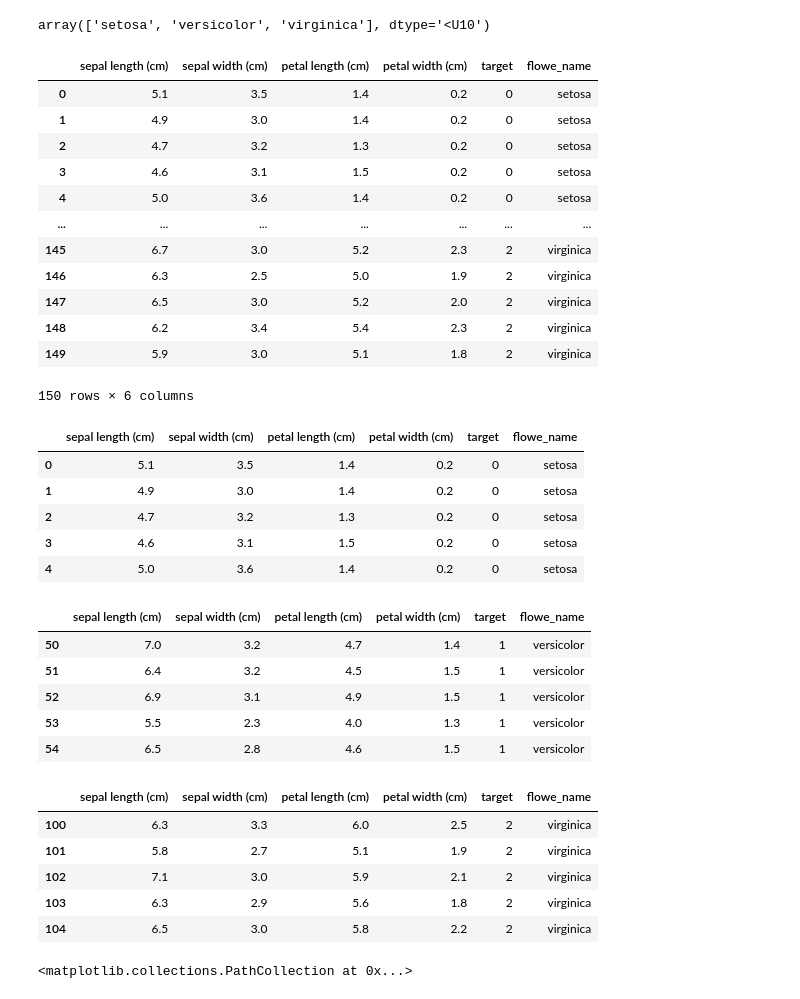
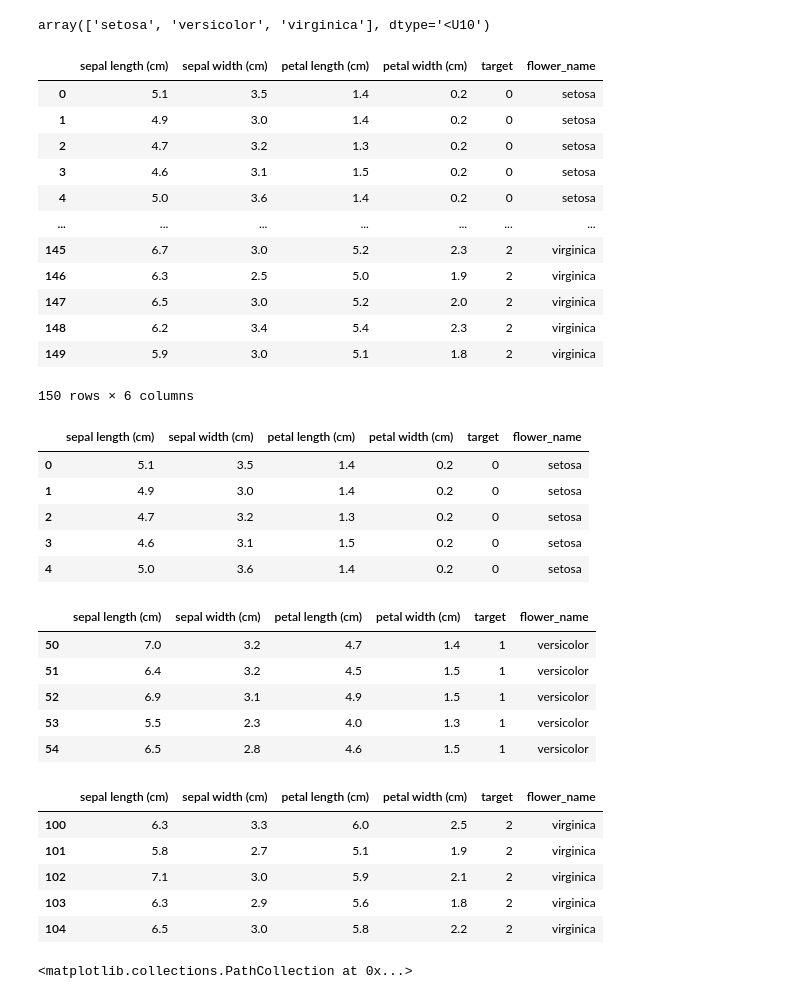
Before and after one commit to ChavinduDulaj/Machine-learning-for-Beginners.-, a Jupyter notebook: Support Vector Machine (SVM)/Support Vector Machine (SVM).ipynb, the cells around one changed output. Saved outputs shown, nothing was run; the diff lists cells and outputs as text; code cells hidden in the pictures.

```diff
--- a/Support Vector Machine (SVM)/Support Vector Machine (SVM).ipynb
+++ b/Support Vector Machine (SVM)/Support Vector Machine (SVM).ipynb
@@ -53,10 +53,10 @@ iris.target_names
 # %% [output]
 array(['setosa', 'versicolor', 'virginica'], dtype='<U10')
 # %%
-df['flowe_name'] = df.target.apply(lambda x: iris.target_names[x])
+df['flower_name'] = df.target.apply(lambda x: iris.target_names[x])
 df
 # %% [output]
-|  | sepal length (cm) | sepal width (cm) | petal length (cm) | petal width (cm) | target | flowe_name |
+|  | sepal length (cm) | sepal width (cm) | petal length (cm) | petal width (cm) | target | flower_name |
 | 0 | 5.1 | 3.5 | 1.4 | 0.2 | 0 | setosa |
 | 1 | 4.9 | 3.0 | 1.4 | 0.2 | 0 | setosa |
 | 2 | 4.7 | 3.2 | 1.3 | 0.2 | 0 | setosa |
@@ -80,7 +80,7 @@ df2 = df[df.target==2]
 # %%
 df0.head()
 # %% [output]
-|  | sepal length (cm) | sepal width (cm) | petal length (cm) | petal width (cm) | target | flowe_name |
+|  | sepal length (cm) | sepal width (cm) | petal length (cm) | petal width (cm) | target | flower_name |
 | 0 | 5.1 | 3.5 | 1.4 | 0.2 | 0 | setosa |
 | 1 | 4.9 | 3.0 | 1.4 | 0.2 | 0 | setosa |
 | 2 | 4.7 | 3.2 | 1.3 | 0.2 | 0 | setosa |
@@ -89,7 +89,7 @@ df0.head()
 # %%
 df1.head()
 # %% [output]
-|  | sepal length (cm) | sepal width (cm) | petal length (cm) | petal width (cm) | target | flowe_name |
+|  | sepal length (cm) | sepal width (cm) | petal length (cm) | petal width (cm) | target | flower_name |
 | 50 | 7.0 | 3.2 | 4.7 | 1.4 | 1 | versicolor |
 | 51 | 6.4 | 3.2 | 4.5 | 1.5 | 1 | versicolor |
 | 52 | 6.9 | 3.1 | 4.9 | 1.5 | 1 | versicolor |
@@ -98,7 +98,7 @@ df1.head()
 # %%
 df2.head()
 # %% [output]
-|  | sepal length (cm) | sepal width (cm) | petal length (cm) | petal width (cm) | target | flowe_name |
+|  | sepal length (cm) | sepal width (cm) | petal length (cm) | petal width (cm) | target | flower_name |
 | 100 | 6.3 | 3.3 | 6.0 | 2.5 | 2 | virginica |
 | 101 | 5.8 | 2.7 | 5.1 | 1.9 | 2 | virginica |
 | 102 | 7.1 | 3.0 | 5.9 | 2.1 | 2 | virginica |
```
Also changed, not shown: parts of 11 cells of this notebook.
